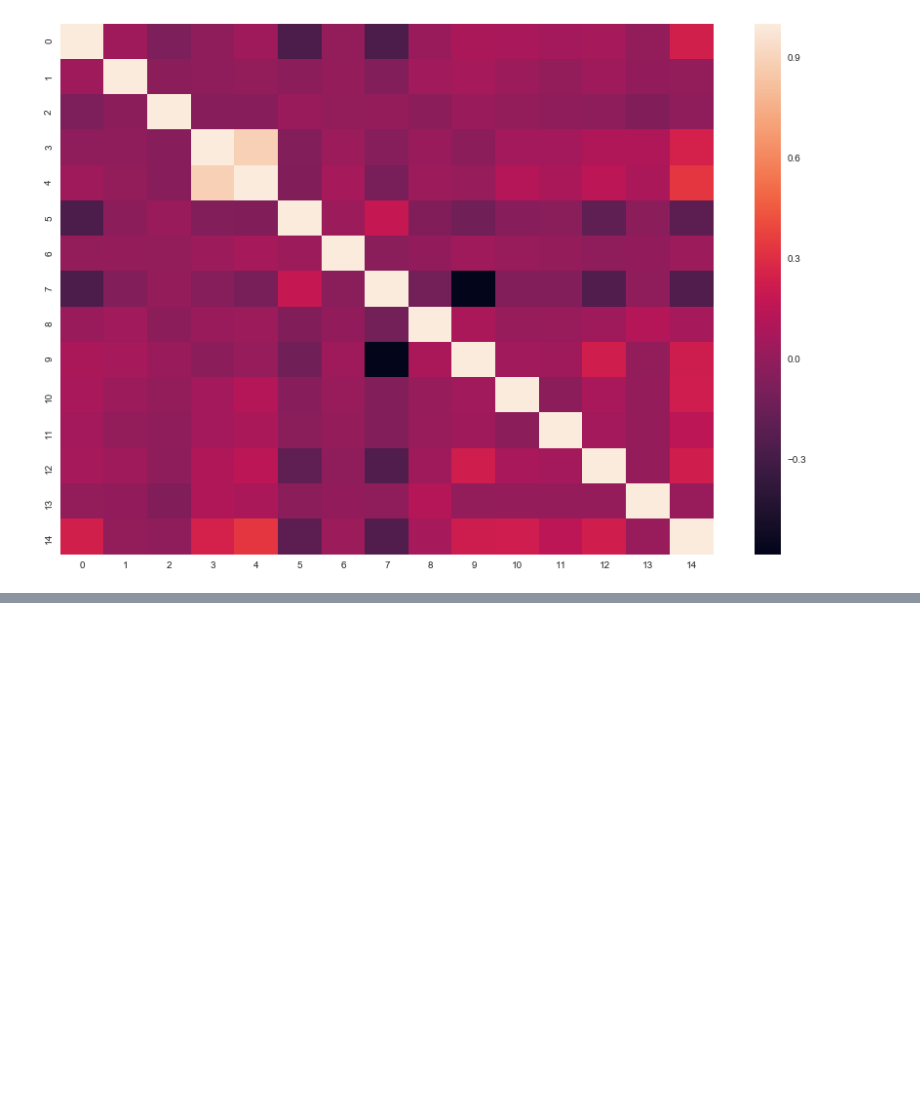
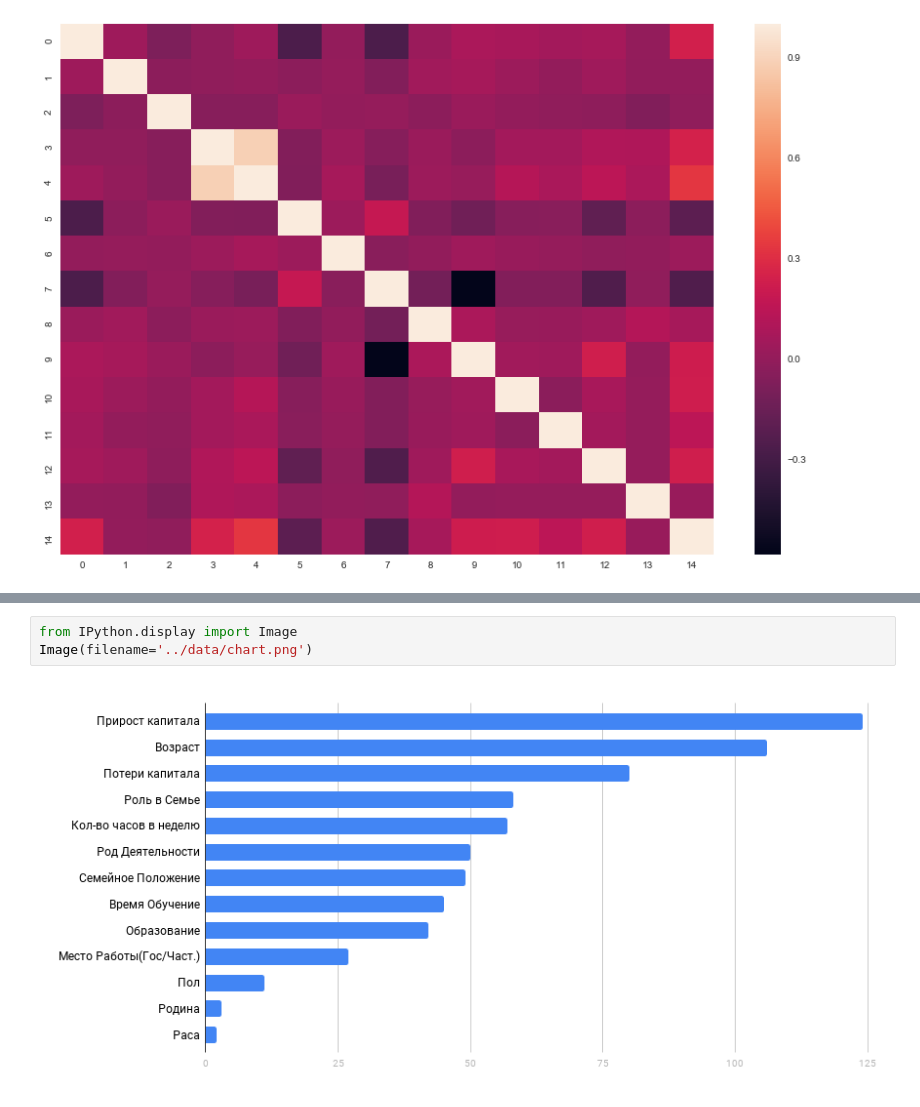
Before and after one commit to SanzharAmirzhan/Pattern-Recognition, a Jupyter notebook: Project/models/Presentation.ipynb, the cells around one changed output, grey strips where cells are left out. Saved outputs shown, nothing was run; the diff lists cells and outputs as text; blank space fills up the shorter version.

```diff
--- a/Project/models/visual.ipynb
+++ b/Project/models/Presentation.ipynb
@@ -134,0 +261,5 @@ sns.heatmap(d.corr())
+# %%
+from IPython.display import Image
+Image(filename='../data/chart.png')
+# %% [output]
+[figure, added]
```
Also changed, not shown: parts of 26 cells of this notebook, 5 other files.
